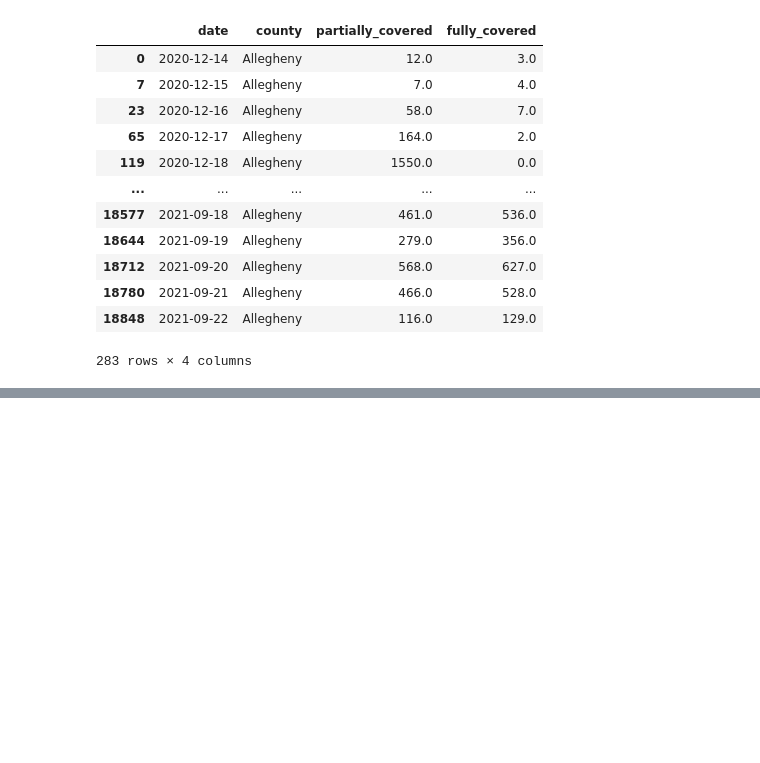
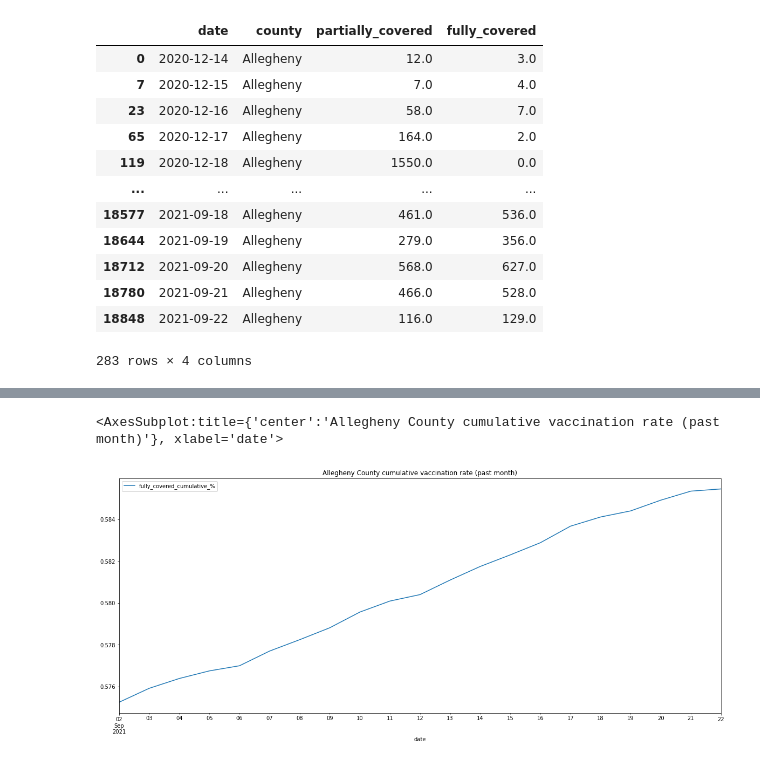
Before and after one commit to WPRDC/bec-vaccination-map, a Jupyter notebook: notebooks/rates.ipynb, the cells around one changed output, grey strips where cells are left out. Cells and saved outputs as stored; diff of their text form; code cells hidden in the pictures; blank space fills up the shorter version.

```diff
--- a/notebooks/rates.ipynb
+++ b/notebooks/rates.ipynb
@@ -160,3 +159,13 @@ chart = county_df[county_df['date'] > start].plot(
+# %%
+county_df[county_df['date'] > start].plot(
+    title='Allegheny County cumulative vaccination rate (past month)',
+    figsize=(20,8),
+    x='date',
+    y=['fully_covered_cumulative_%']
+)
+# %% [output]
+<AxesSubplot:title={'center':'Allegheny County cumulative vaccination rate (past month)'}, xlabel='date'>
+[figure, added]
 # %%
 # Combine that with Black vaccination data for comparison
 complete_df = pd.merge(full_df, county_df, left_on='date_saved', right_on='date')
```
Also changed, not shown: parts of 5 cells of this notebook.
